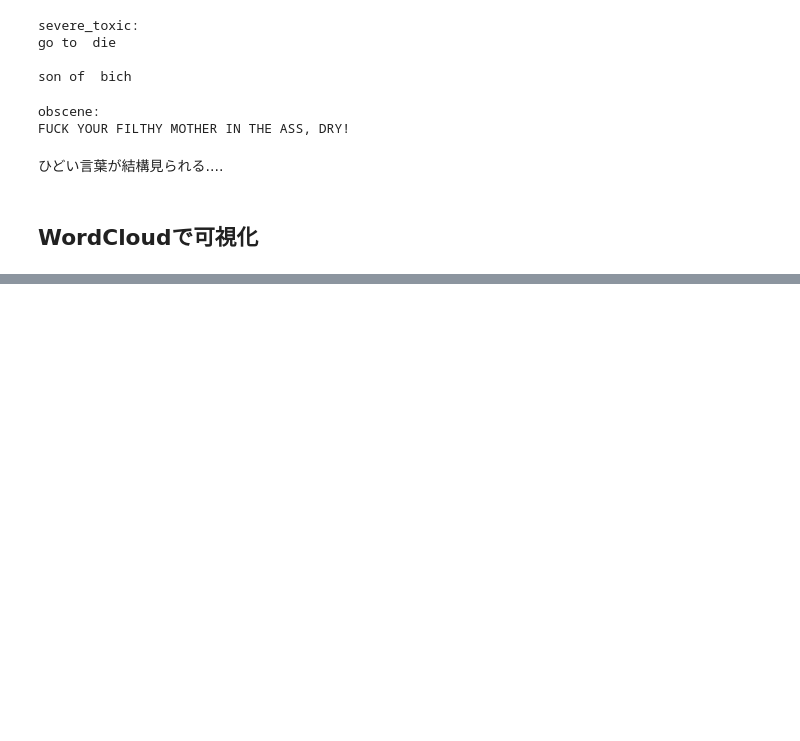
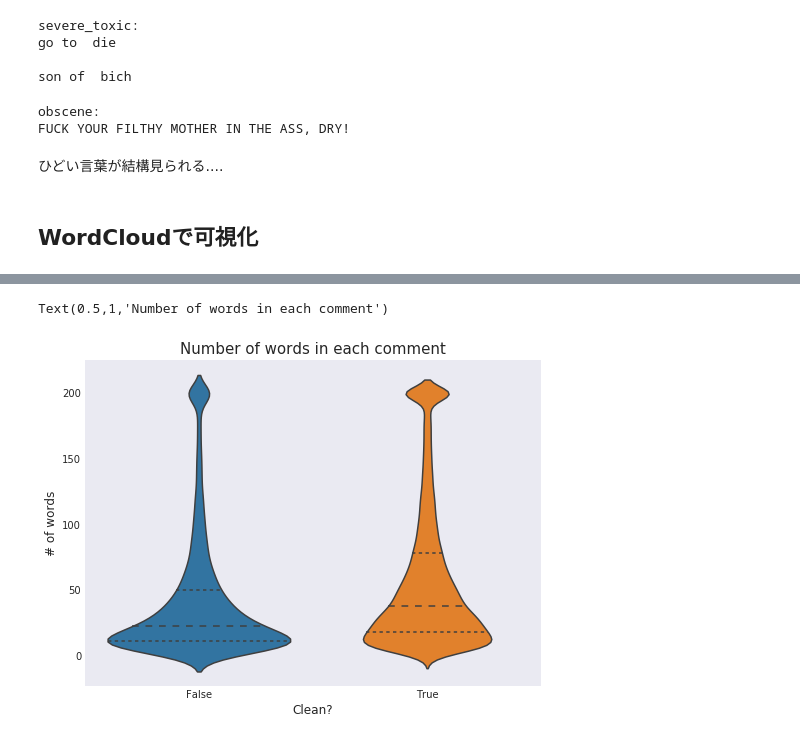
Before and after one commit to sanoyo/kaggle-Toxic-Comment-Classification-Challenge, a Jupyter notebook: 004_Toxic_Comments_EDA/data.ipynb, the cells around one changed output, grey strips where cells are left out. Cells and saved outputs as stored; diff of their text form; code cells hidden in the pictures; blank space fills up the shorter version.

```diff
--- a/004_Toxic_Comments_EDA/data.ipynb
+++ b/004_Toxic_Comments_EDA/data.ipynb
@@ -282,0 +371,11 @@ plt.show()
+# %%
+train_feats['count_word'].loc[train_feats['count_word'] > 200] = 200
+plt.figure(figsize=(18, 6))
+plt.subplot(122)
+sns.violinplot(y='count_word', x='clean', data=train_feats, split=True, inner='quart')
+plt.xlabel('Clean?', fontsize=12)
+plt.ylabel('# of words', fontsize=12)
+plt.title("Number of words in each comment", fontsize=15)
+# %% [output]
+Text(0.5,1,'Number of words in each comment')
+[figure, added]
```
Also changed, not shown: parts of 15 cells of this notebook.
